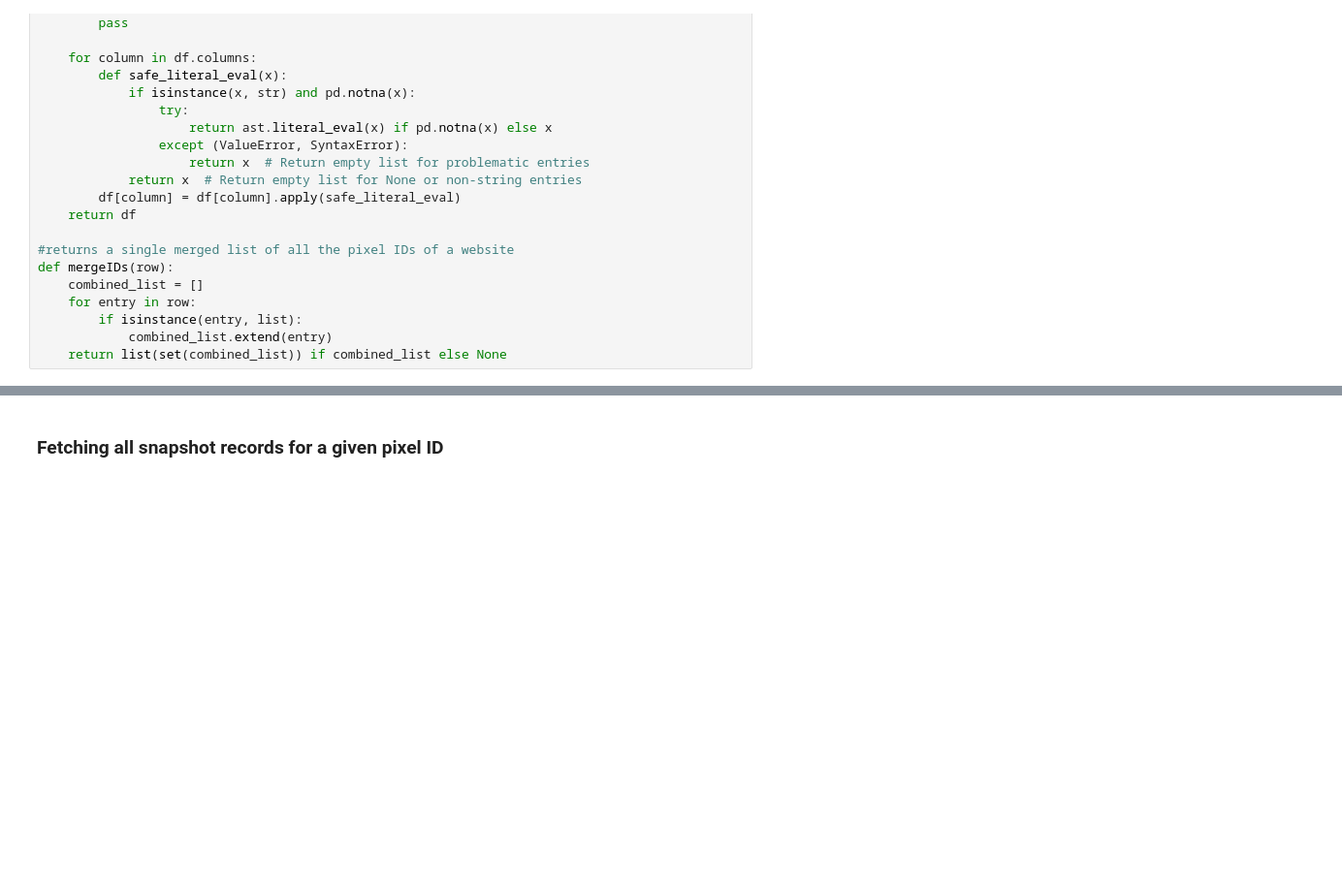
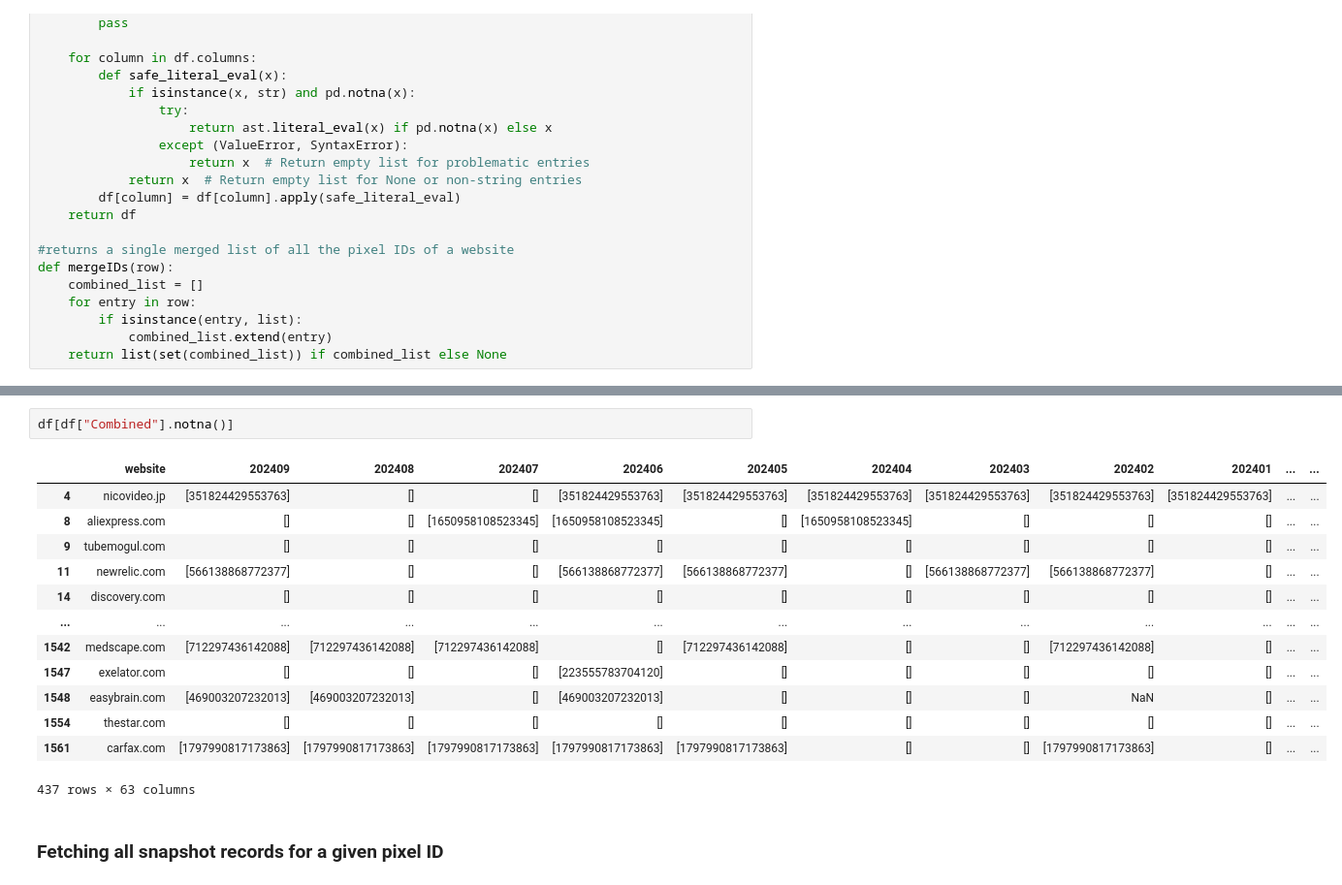
Before and after one commit to a1b2d3357/Tracking-Project, a Jupyter notebook: Scripts/Crawls/fetchSnapshots.ipynb, the cells around one changed output, grey strips where cells are left out. Shown at 97% size. Cells and saved outputs as stored; diff of their text form; blank space fills up the shorter version.

```diff
--- a/Scripts/Crawls/fetchSnapshots.ipynb
+++ b/Scripts/Crawls/fetchSnapshots.ipynb
@@ -36,3 +55,19 @@ def mergeIDs(row):
+# %%
+df[df["Combined"].notna()]
+# %% [output]
+|  | website | 202409 | 202408 | 202407 | 202406 | 202405 | 202404 | 202403 | 202402 | 202401 | ... | ... |
+| 4 | nicovideo.jp | [351824429553763] | [] | [] | [351824429553763] | [351824429553763] | [351824429553763] | [351824429553763] | [351824429553763] | [351824429553763] | ... | ... |
+| 8 | aliexpress.com | [] | [] | [1650958108523345] | [1650958108523345] | [] | [1650958108523345] | [] | [] | [] | ... | ... |
+| 9 | tubemogul.com | [] | [] | [] | [] | [] | [] | [] | [] | [] | ... | ... |
+| 11 | newrelic.com | [566138868772377] | [] | [] | [566138868772377] | [566138868772377] | [] | [566138868772377] | [566138868772377] | [] | ... | ... |
+| 14 | discovery.com | [] | [] | [] | [] | [] | [] | [] | [] | [] | ... | ... |
+| ... | ... | ... | ... | ... | ... | ... | ... | ... | ... | ... | ... | ... |
+| 1542 | medscape.com | [712297436142088] | [712297436142088] | [712297436142088] | [] | [712297436142088] | [] | [] | [712297436142088] | [] | ... | ... |
+| 1547 | exelator.com | [] | [] | [] | [223555783704120] | [] | [] | [] | [] | [] | ... | ... |
+| 1548 | easybrain.com | [469003207232013] | [469003207232013] | [] | [469003207232013] | [] | [] | [] | NaN | [] | ... | ... |
+| 1554 | thestar.com | [] | [] | [] | [] | [] | [] | [] | [] | [] | ... | ... |
+| 1561 | carfax.com | [1797990817173863] | [1797990817173863] | [1797990817173863] | [1797990817173863] | [1797990817173863] | [] | [] | [1797990817173863] | [] | ... | ... |
+437 rows × 63 columns
 # %% [markdown]
 ### Fetching all snapshot records for a given pixel ID
 # %%
```
Also changed, not shown: parts of 1 cell of this notebook, 34 other files.
